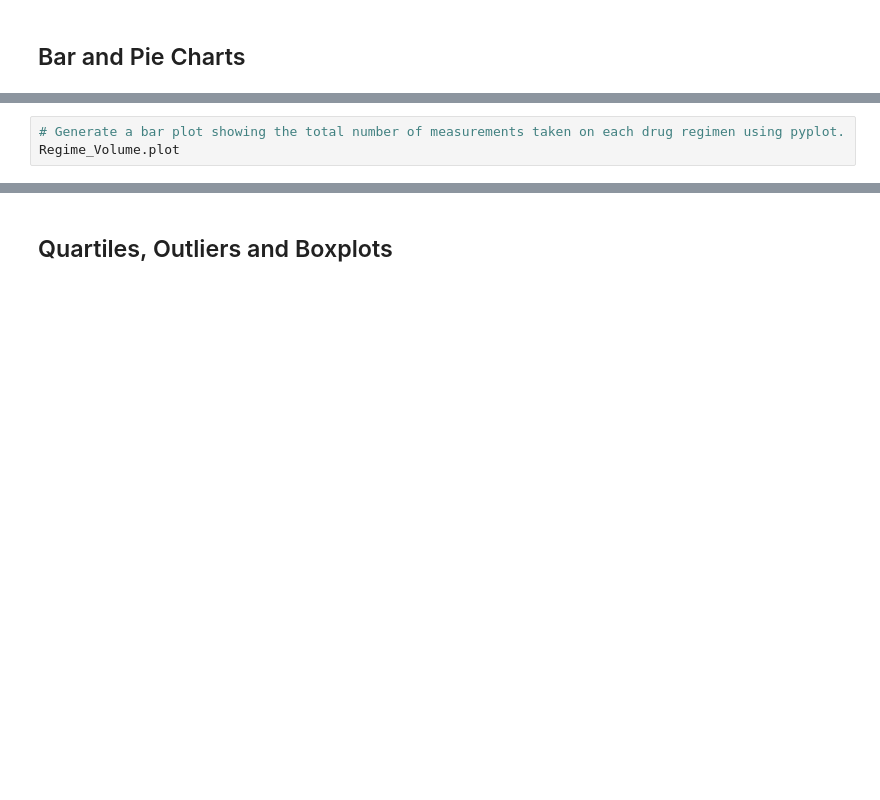
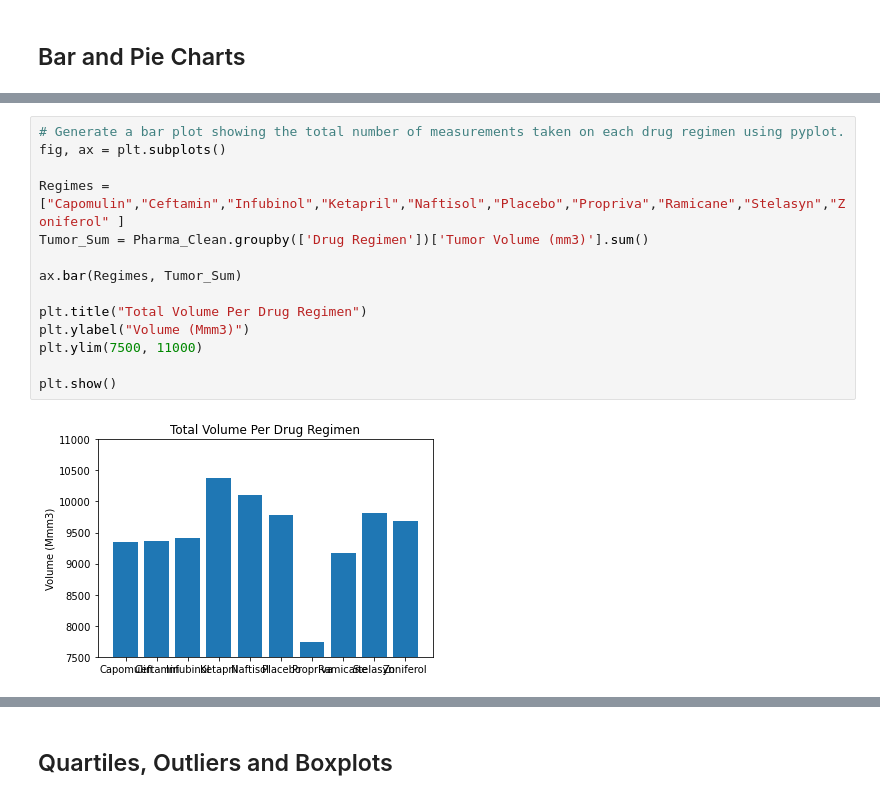
Before and after one commit to NMC1214/Matplotlib_Challenge, a Jupyter notebook: pymaceuticals_starter.ipynb, the cells around one changed output, grey strips where cells are left out. Saved outputs shown, nothing was run; the diff lists cells and outputs as text; blank space fills up the shorter version.

```diff
--- a/pymaceuticals_starter.ipynb
+++ b/pymaceuticals_starter.ipynb
@@ -168,5 +168,18 @@ Regime_Totals
-# %%
-# Generate a bar plot showing the total number of measurements taken on each drug regimen using pyplot.
-Regime_Volume.plot
+# %%
+# Generate a bar plot showing the total number of measurements taken on each drug regimen using pyplot.
+fig, ax = plt.subplots()
+
+Regimes = ["Capomulin","Ceftamin","Infubinol","Ketapril","Naftisol","Placebo","Propriva","Ramicane","Stelasyn","Zoniferol" ]
+Tumor_Sum = Pharma_Clean.groupby(['Drug Regimen'])['Tumor Volume (mm3)'].sum()
+
+ax.bar(Regimes, Tumor_Sum)
+
+plt.title("Total Volume Per Drug Regimen")
+plt.ylabel("Volume (Mmm3)")
+plt.ylim(7500, 11000)
+
+plt.show()
+# %% [output]
+[figure, added]
 # %%
 # Generate a pie plot showing the distribution of female versus male mice using pandas
```
Also changed, not shown: parts of 9 cells of this notebook.
